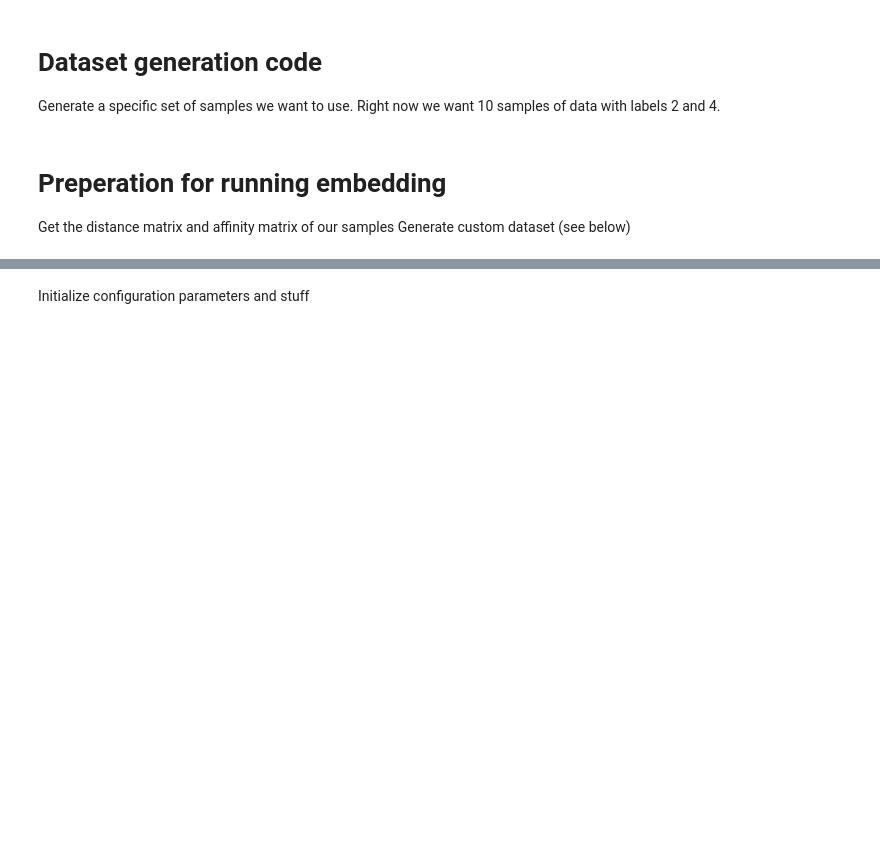
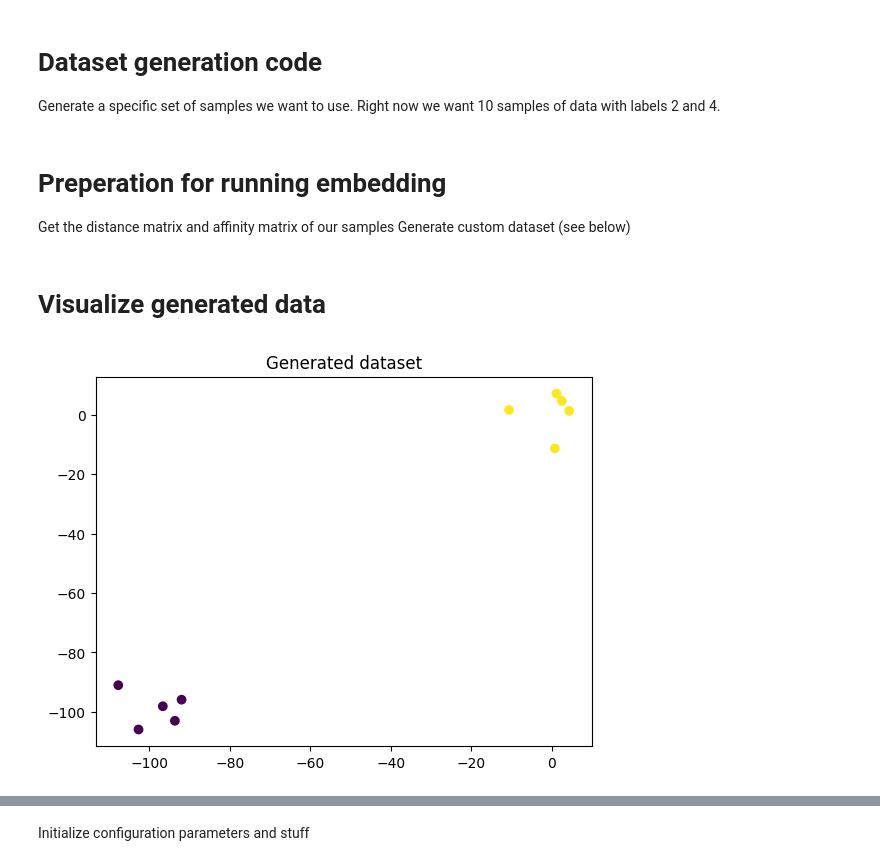
Before and after one commit to Haoranxia/hyperbolic-tsne, a Jupyter notebook: experiment_gradient.ipynb, the cells around one changed output, grey strips where cells are left out. Saved outputs shown, nothing was run; the diff lists cells and outputs as text; code cells hidden in the pictures; blank space fills up the shorter version.

```diff
--- a/experiment_gradient.ipynb
+++ b/experiment_gradient.ipynb
@@ -120,6 +123,15 @@ end = 100
 # Generate data
 dataX, dataLabels = generate_linear_hierarchical_data(n_samples, n_clusters, n_dim, start, end)
 dataX = dataX.reshape((dataX.shape[0] * dataX.shape[1], dataX.shape[2]))
+# %% [markdown]
+# Visualize generated data
+# %%
+plt.scatter(dataX[:, 0], dataX[:, 1], c=dataLabels)
+
+plt.title("Generated dataset")
+plt.show()
+# %% [output]
+[figure, added]
 # %%
 hd_params = {"perplexity": n_samples}
 D, V = hd_matrix(X=dataX, D=None, V=None,
```
Also changed, not shown: parts of 23 cells of this notebook, 2 other files.
